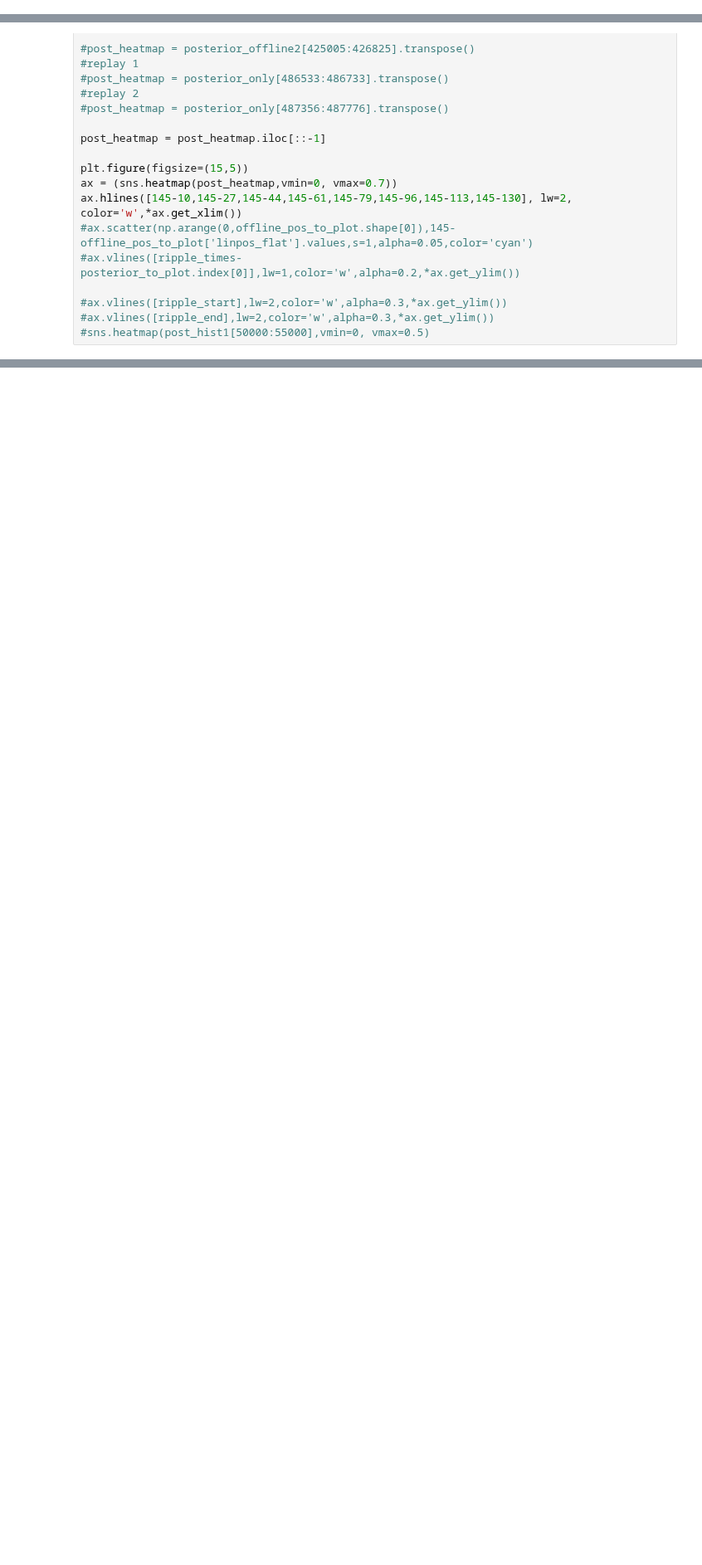
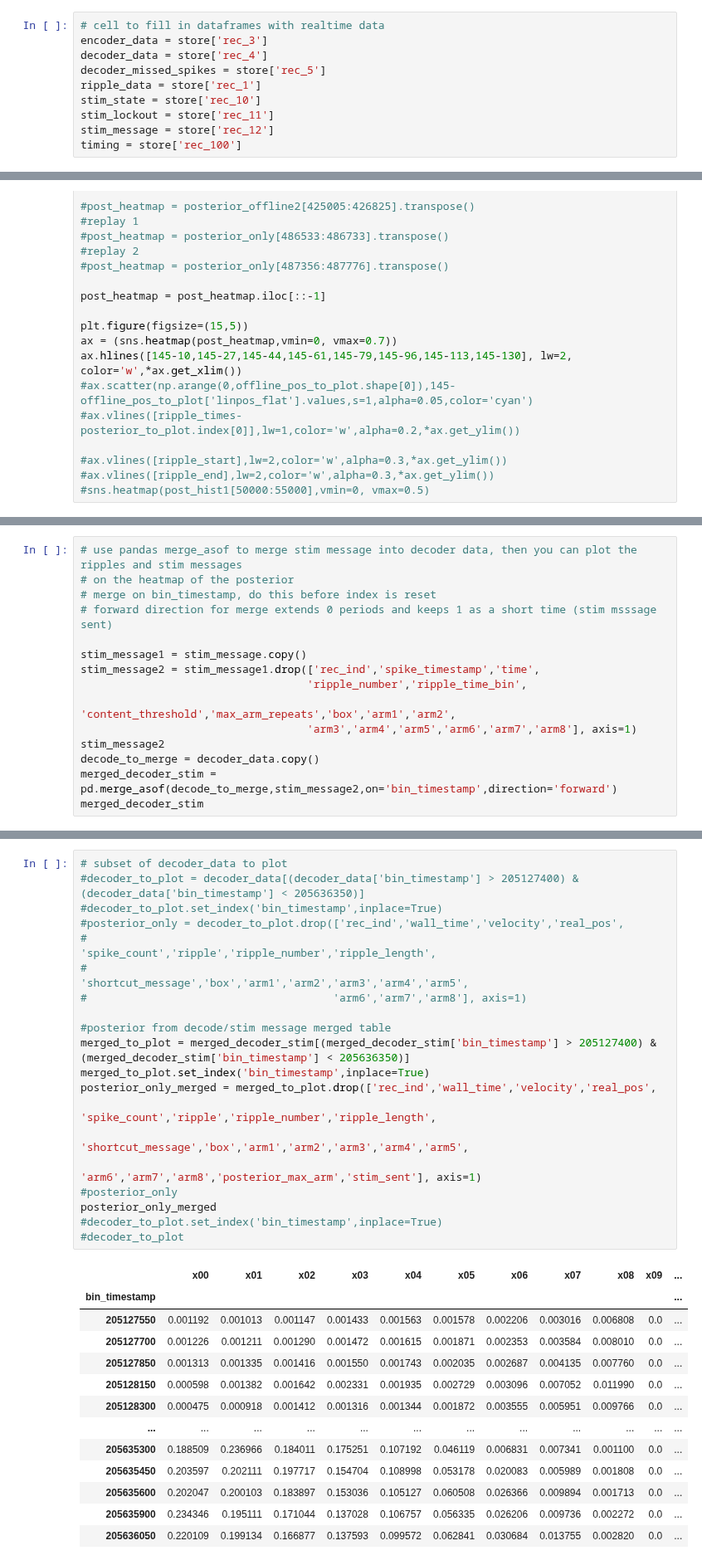
Before and after one commit to trevortknguyen/spykshrk_realtime, a Jupyter notebook: jupyter-notebooks/plot_posterior_realtime.ipynb, the cells around one changed output, grey strips where cells are left out. Shown at 83% size. Saved outputs shown, nothing was run; the diff lists cells and outputs as text; blank space fills up the shorter version.

```diff
--- a/jupyter-notebooks/plot_posterior_realtime.ipynb
+++ b/jupyter-notebooks/plot_posterior_realtime.ipynb
@@ -34,0 +53,10 @@ points.opts(color='k', marker='+', size=10)
+# %%
+# cell to fill in dataframes with realtime data
+encoder_data = store['rec_3']
+decoder_data = store['rec_4']
+decoder_missed_spikes = store['rec_5']
+ripple_data = store['rec_1']
+stim_state = store['rec_10']
+stim_lockout = store['rec_11']
+stim_message = store['rec_12']
+timing = store['rec_100']
@@ -219,0 +359,15 @@ ax.hlines([145-10,145-27,145-44,145-61,145-79,145-96,145-113,145-130], lw=2, col
+# %%
+# use pandas merge_asof to merge stim message into decoder data, then you can plot the ripples and stim messages
+# on the heatmap of the posterior
+# merge on bin_timestamp, do this before index is reset
+# forward direction for merge extends 0 periods and keeps 1 as a short time (stim msssage sent)
+
+stim_message1 = stim_message.copy()
+stim_message2 = stim_message1.drop(['rec_ind','spike_timestamp','time',
+                                   'ripple_number','ripple_time_bin',
+                                   'content_threshold','max_arm_repeats','box','arm1','arm2',
+                                   'arm3','arm4','arm5','arm6','arm7','arm8'], axis=1)
+stim_message2
+decode_to_merge = decoder_data.copy()
+merged_decoder_stim = pd.merge_asof(decode_to_merge,stim_message2,on='bin_timestamp',direction='forward')
+merged_decoder_stim
@@ -219,0 +444,34 @@ ax.hlines([145-10,145-27,145-44,145-61,145-79,145-96,145-113,145-130], lw=2, col
+# %%
+# subset of decoder_data to plot
+#decoder_to_plot = decoder_data[(decoder_data['bin_timestamp'] > 205127400) & (decoder_data['bin_timestamp'] < 205636350)]
+#decoder_to_plot.set_index('bin_timestamp',inplace=True)
+#posterior_only = decoder_to_plot.drop(['rec_ind','wall_time','velocity','real_pos',
+#                                       'spike_count','ripple','ripple_number','ripple_length',
+#                                      'shortcut_message','box','arm1','arm2','arm3','arm4','arm5',
+#                                      'arm6','arm7','arm8'], axis=1)
+
+#posterior from decode/stim message merged table
+merged_to_plot = merged_decoder_stim[(merged_decoder_stim['bin_timestamp'] > 205127400) & (merged_decoder_stim['bin_timestamp'] < 205636350)]
+merged_to_plot.set_index('bin_timestamp',inplace=True)
+posterior_only_merged = merged_to_plot.drop(['rec_ind','wall_time','velocity','real_pos',
+                                            'spike_count','ripple','ripple_number','ripple_length',
+                                            'shortcut_message','box','arm1','arm2','arm3','arm4','arm5',
+                                            'arm6','arm7','arm8','posterior_max_arm','stim_sent'], axis=1)
+#posterior_only
+posterior_only_merged
+#decoder_to_plot.set_index('bin_timestamp',inplace=True)
+#decoder_to_plot
+# %% [output]
+|  | x00 | x01 | x02 | x03 | x04 | x05 | x06 | x07 | x08 | x09 | ... |
+| bin_timestamp |  |  |  |  |  |  |  |  |  |  | ... |
+| 205127550 | 0.001192 | 0.001013 | 0.001147 | 0.001433 | 0.001563 | 0.001578 | 0.002206 | 0.003016 | 0.006808 | 0.0 | ... |
+| 205127700 | 0.001226 | 0.001211 | 0.001290 | 0.001472 | 0.001615 | 0.001871 | 0.002353 | 0.003584 | 0.008010 | 0.0 | ... |
+| 205127850 | 0.001313 | 0.001335 | 0.001416 | 0.001550 | 0.001743 | 0.002035 | 0.002687 | 0.004135 | 0.007760 | 0.0 | ... |
+| 205128150 | 0.000598 | 0.001382 | 0.001642 | 0.002331 | 0.001935 | 0.002729 | 0.003096 | 0.007052 | 0.011990 | 0.0 | ... |
+| 205128300 | 0.000475 | 0.000918 | 0.001412 | 0.001316 | 0.001344 | 0.001872 | 0.003555 | 0.005951 | 0.009766 | 0.0 | ... |
+| ... | ... | ... | ... | ... | ... | ... | ... | ... | ... | ... | ... |
+| 205635300 | 0.188509 | 0.236966 | 0.184011 | 0.175251 | 0.107192 | 0.046119 | 0.006831 | 0.007341 | 0.001100 | 0.0 | ... |
+| 205635450 | 0.203597 | 0.202111 | 0.197717 | 0.154704 | 0.108998 | 0.053178 | 0.020083 | 0.005989 | 0.001808 | 0.0 | ... |
+| 205635600 | 0.202047 | 0.200103 | 0.183897 | 0.153036 | 0.105127 | 0.060508 | 0.026366 | 0.009894 | 0.001713 | 0.0 | ... |
+| 205635900 | 0.234346 | 0.195111 | 0.171044 | 0.137028 | 0.106757 | 0.056335 | 0.026206 | 0.009736 | 0.002272 | 0.0 | ... |
+| 205636050 | 0.220109 | 0.199134 | 0.166877 | 0.137593 | 0.099572 | 0.062841 | 0.030684 | 0.013755 | 0.002820 | 0.0 | ... |
```
Also changed, not shown: parts of 22 cells of this notebook.
